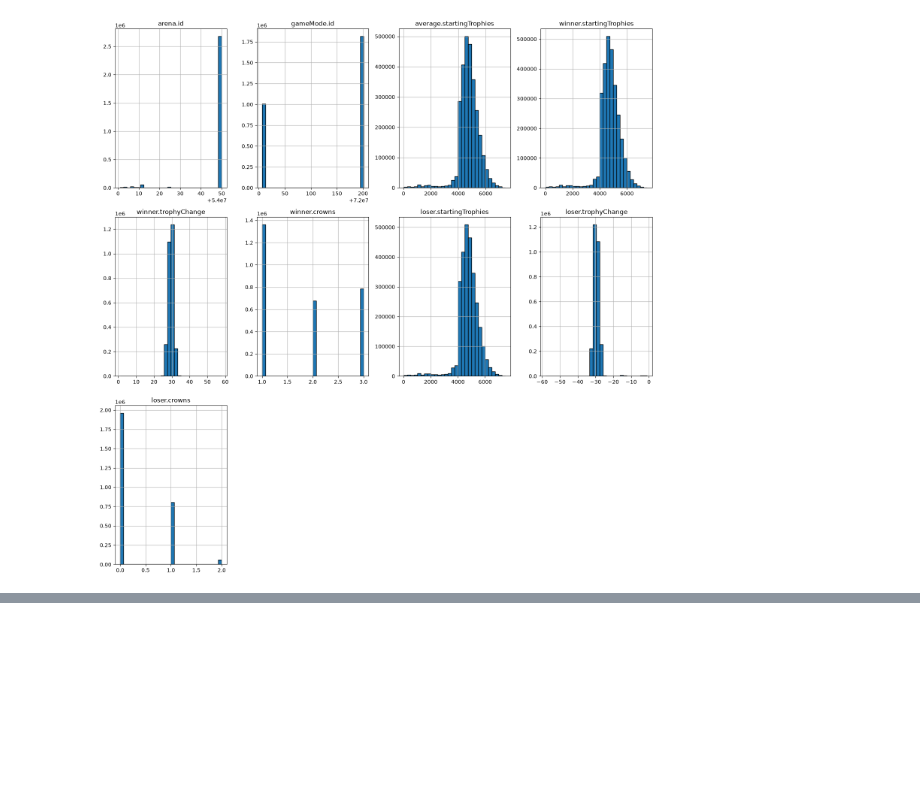
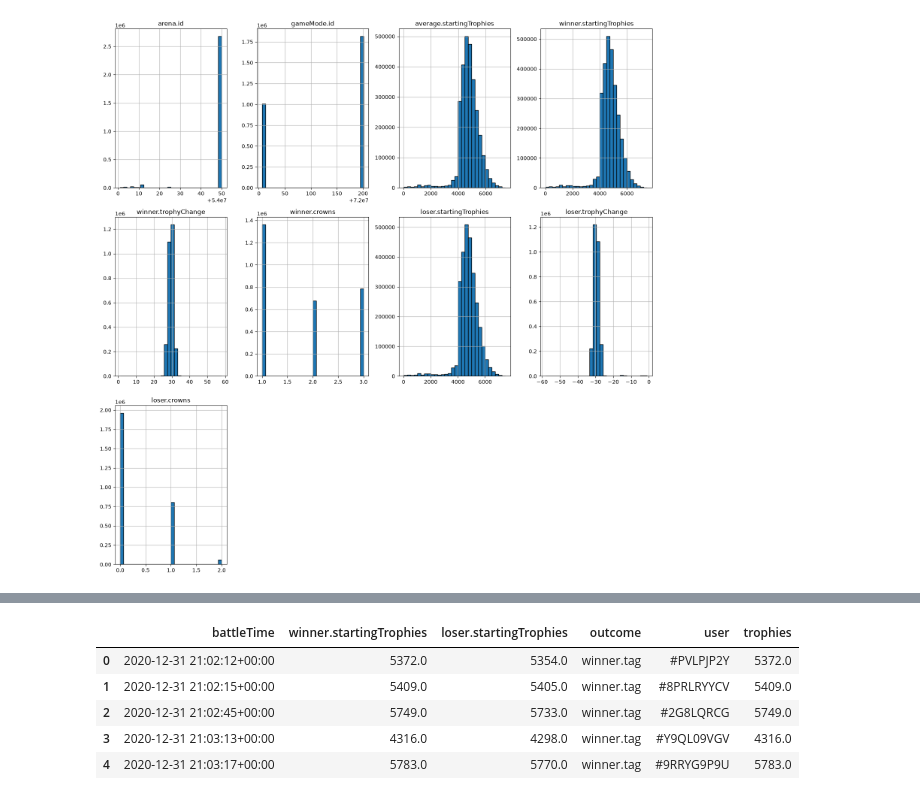
Before and after one commit to shrEkt101/STA258_ClashRoyale, a Jupyter notebook: STA258GP.ipynb, the cells around one changed output, grey strips where cells are left out. Saved outputs shown, nothing was run; the diff lists cells and outputs as text; code cells hidden in the pictures; blank space fills up the shorter version.

```diff
--- a/STA258GP.ipynb
+++ b/STA258GP.ipynb
@@ -74,0 +102,16 @@ plt.show()
+# %%
+def trophies(row):
+    if row["outcome"] == "winner.tag":
+        return row["winner.startingTrophies"]
+    else:
+        return row["loser.startingTrophies"]
+
+reshaped["trophies"] = reshaped.apply(trophies, axis=1)
+reshaped.head()
+# %% [output]
+|  | battleTime | winner.startingTrophies | loser.startingTrophies | outcome | user | trophies |
+| 0 | 2020-12-31 21:02:12+00:00 | 5372.0 | 5354.0 | winner.tag | #PVLPJP2Y | 5372.0 |
+| 1 | 2020-12-31 21:02:15+00:00 | 5409.0 | 5405.0 | winner.tag | #8PRLRYYCV | 5409.0 |
+| 2 | 2020-12-31 21:02:45+00:00 | 5749.0 | 5733.0 | winner.tag | #2G8LQRCG | 5749.0 |
+| 3 | 2020-12-31 21:03:13+00:00 | 4316.0 | 4298.0 | winner.tag | #Y9QL09VGV | 4316.0 |
+| 4 | 2020-12-31 21:03:17+00:00 | 5783.0 | 5770.0 | winner.tag | #9RRYG9P9U | 5783.0 |
```
Also changed, not shown: parts of 6 cells of this notebook, 1 other file.
